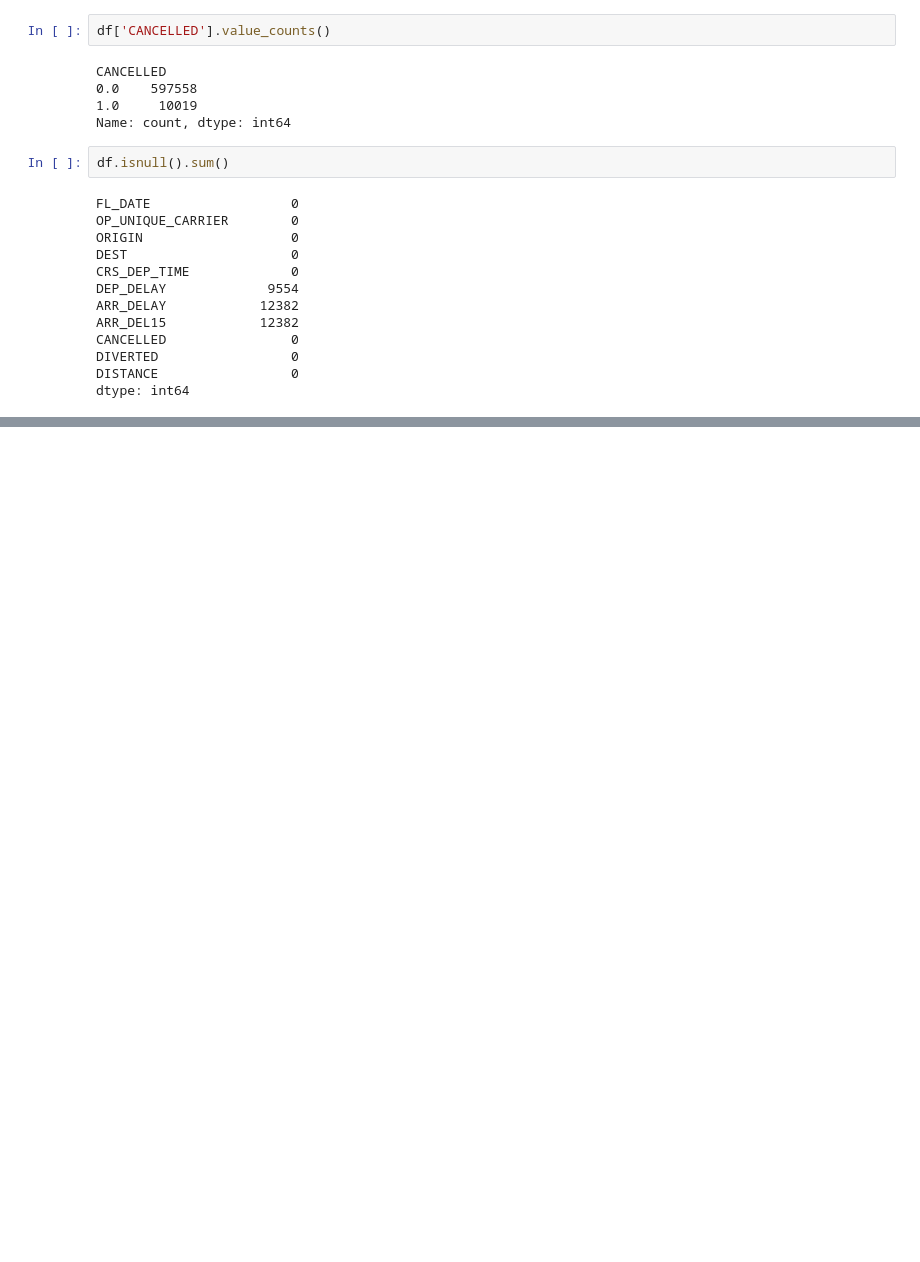
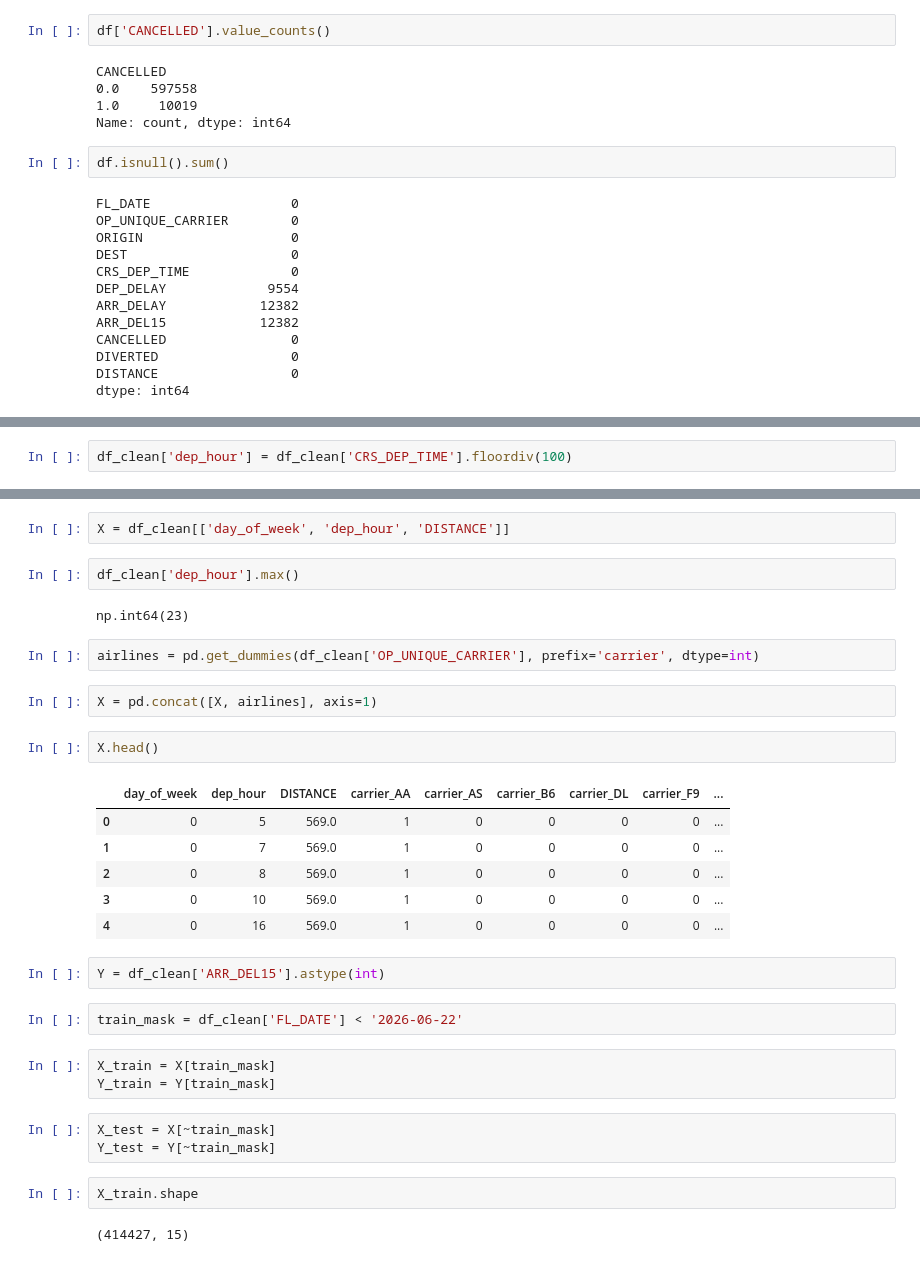
Before and after one commit to mali-huh/flight-delay-predictor, a Jupyter notebook: notebooks/01_explore.ipynb, the cells around one changed output, grey strips where cells are left out. Saved outputs shown, nothing was run; the diff lists cells and outputs as text; blank space fills up the shorter version.

```diff
--- a/notebooks/01_explore.ipynb
+++ b/notebooks/01_explore.ipynb
@@ -63,0 +146,2 @@ dtype: object
+# %%
+df_clean['dep_hour'] = df_clean['CRS_DEP_TIME'].floordiv(100)
@@ -63,0 +227,33 @@ dtype: object
+# %%
+X = df_clean[['day_of_week', 'dep_hour', 'DISTANCE']]
+# %%
+df_clean['dep_hour'].max()
+# %% [output]
+np.int64(23)
+# %%
+airlines = pd.get_dummies(df_clean['OP_UNIQUE_CARRIER'], prefix='carrier', dtype=int)
+# %%
+X = pd.concat([X, airlines], axis=1)
+# %%
+X.head()
+# %% [output]
+|  | day_of_week | dep_hour | DISTANCE | carrier_AA | carrier_AS | carrier_B6 | carrier_DL | carrier_F9 | ... |
+| 0 | 0 | 5 | 569.0 | 1 | 0 | 0 | 0 | 0 | ... |
+| 1 | 0 | 7 | 569.0 | 1 | 0 | 0 | 0 | 0 | ... |
+| 2 | 0 | 8 | 569.0 | 1 | 0 | 0 | 0 | 0 | ... |
+| 3 | 0 | 10 | 569.0 | 1 | 0 | 0 | 0 | 0 | ... |
+| 4 | 0 | 16 | 569.0 | 1 | 0 | 0 | 0 | 0 | ... |
+# %%
+Y = df_clean['ARR_DEL15'].astype(int)
+# %%
+train_mask = df_clean['FL_DATE'] < '2026-06-22'
+# %%
+X_train = X[train_mask]
+Y_train = Y[train_mask]
+# %%
+X_test = X[~train_mask]
+Y_test = Y[~train_mask]
+# %%
+X_train.shape
+# %% [output]
+(414427, 15)
```
Also changed, not shown: parts of 40 cells of this notebook.
